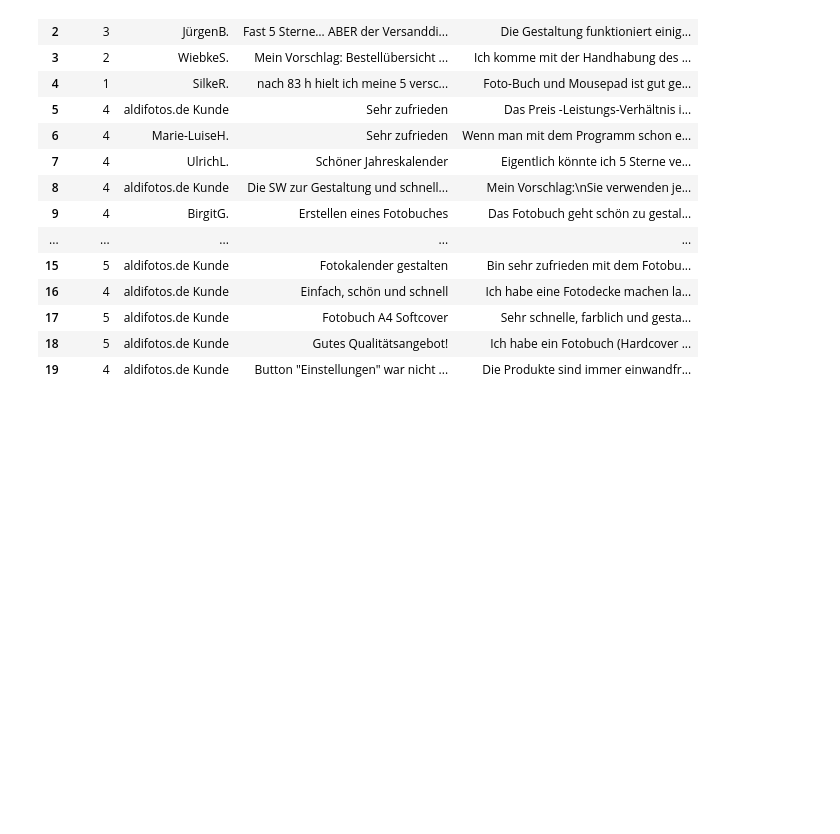
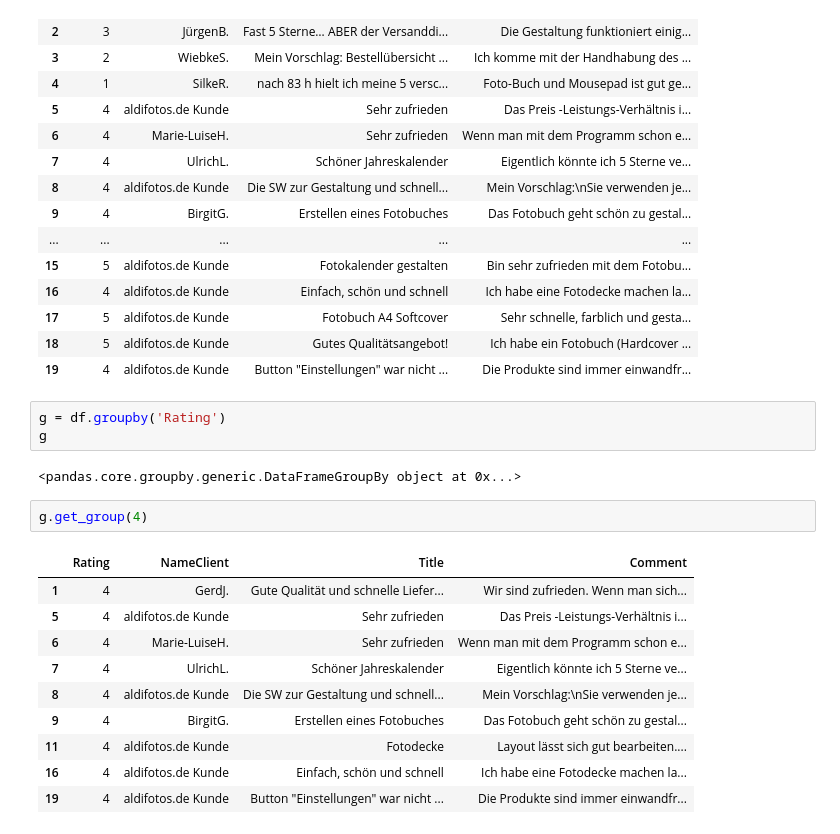
Before and after one commit to lionel-richy/Web_Scraping_with_Python, a Jupyter notebook: WebScraping_AldiFotos.ipynb, the cells around one changed output. Saved outputs shown, nothing was run; the diff lists cells and outputs as text; blank space fills up the shorter version.

Commit message:
Use of Group by

```diff
--- a/WebScraping_AldiFotos.ipynb
+++ b/WebScraping_AldiFotos.ipynb
@@ -217,3 +217,21 @@ df.head(25)
 | 17 | 5 | aldifotos.de Kunde | Fotobuch A4 Softcover | Sehr schnelle, farblich und gesta... |
 | 18 | 5 | aldifotos.de Kunde | Gutes Qualitätsangebot! | Ich habe ein Fotobuch (Hardcover ... |
 | 19 | 4 | aldifotos.de Kunde | Button "Einstellungen" war nicht ... | Die Produkte sind immer einwandfr... |
+# %%
+g = df.groupby('Rating')
+g
+# %% [output]
+<pandas.core.groupby.generic.DataFrameGroupBy object at 0x...>
+# %%
+g.get_group(4)
+# %% [output]
+|  | Rating | NameClient | Title | Comment |
+| 1 | 4 | GerdJ. | Gute Qualität und schnelle Liefer... | Wir sind zufrieden. Wenn man sich... |
+| 5 | 4 | aldifotos.de Kunde | Sehr zufrieden | Das Preis -Leistungs-Verhältnis i... |
+| 6 | 4 | Marie-LuiseH. | Sehr zufrieden | Wenn man mit dem Programm schon e... |
+| 7 | 4 | UlrichL. | Schöner Jahreskalender | Eigentlich könnte ich 5 Sterne ve... |
+| 8 | 4 | aldifotos.de Kunde | Die SW zur Gestaltung und schnell... | Mein Vorschlag:\nSie verwenden je... |
+| 9 | 4 | BirgitG. | Erstellen eines Fotobuches | Das Fotobuch geht schön zu gestal... |
+| 11 | 4 | aldifotos.de Kunde | Fotodecke | Layout lässt sich gut bearbeiten.... |
+| 16 | 4 | aldifotos.de Kunde | Einfach, schön und schnell | Ich habe eine Fotodecke machen la... |
+| 19 | 4 | aldifotos.de Kunde | Button "Einstellungen" war nicht ... | Die Produkte sind immer einwandfr... |
```
Also changed, not shown: parts of 1 cell of this notebook.
